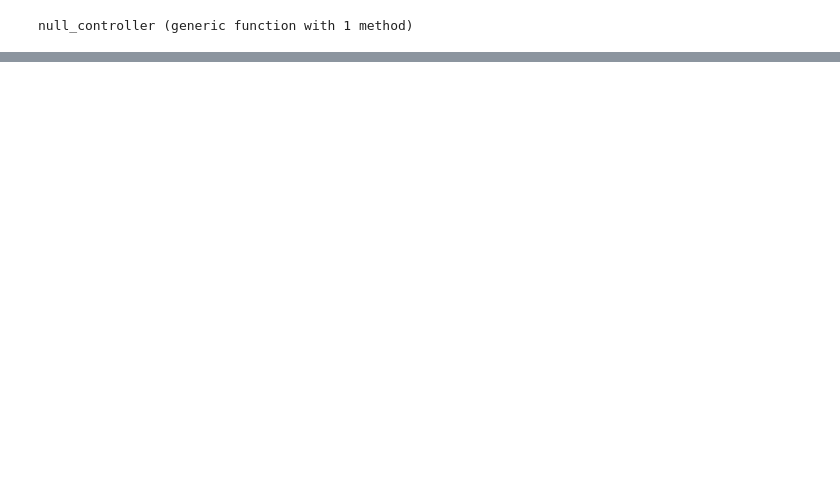
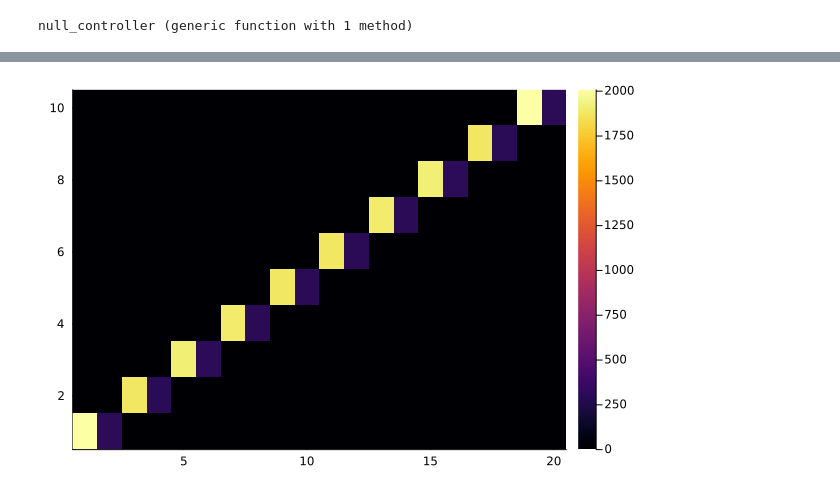
Before and after one commit to LexaLutyi/DistributedControlSystems.jl, a Jupyter notebook: notebooks/consensus.ipynb, the cells around one changed output, grey strips where cells are left out. Cells and saved outputs as stored; diff of their text form; code cells hidden in the pictures; blank space fills up the shorter version.

```diff
--- a/notebooks/consensus.ipynb
+++ b/notebooks/consensus.ipynb
@@ -187,0 +299,4 @@ Acl2 |> eigvals
+# %%
+heatmap(f)
+# %% [output]
+[figure, added]
```
Also changed, not shown: parts of 31 cells of this notebook, 3 other files.
